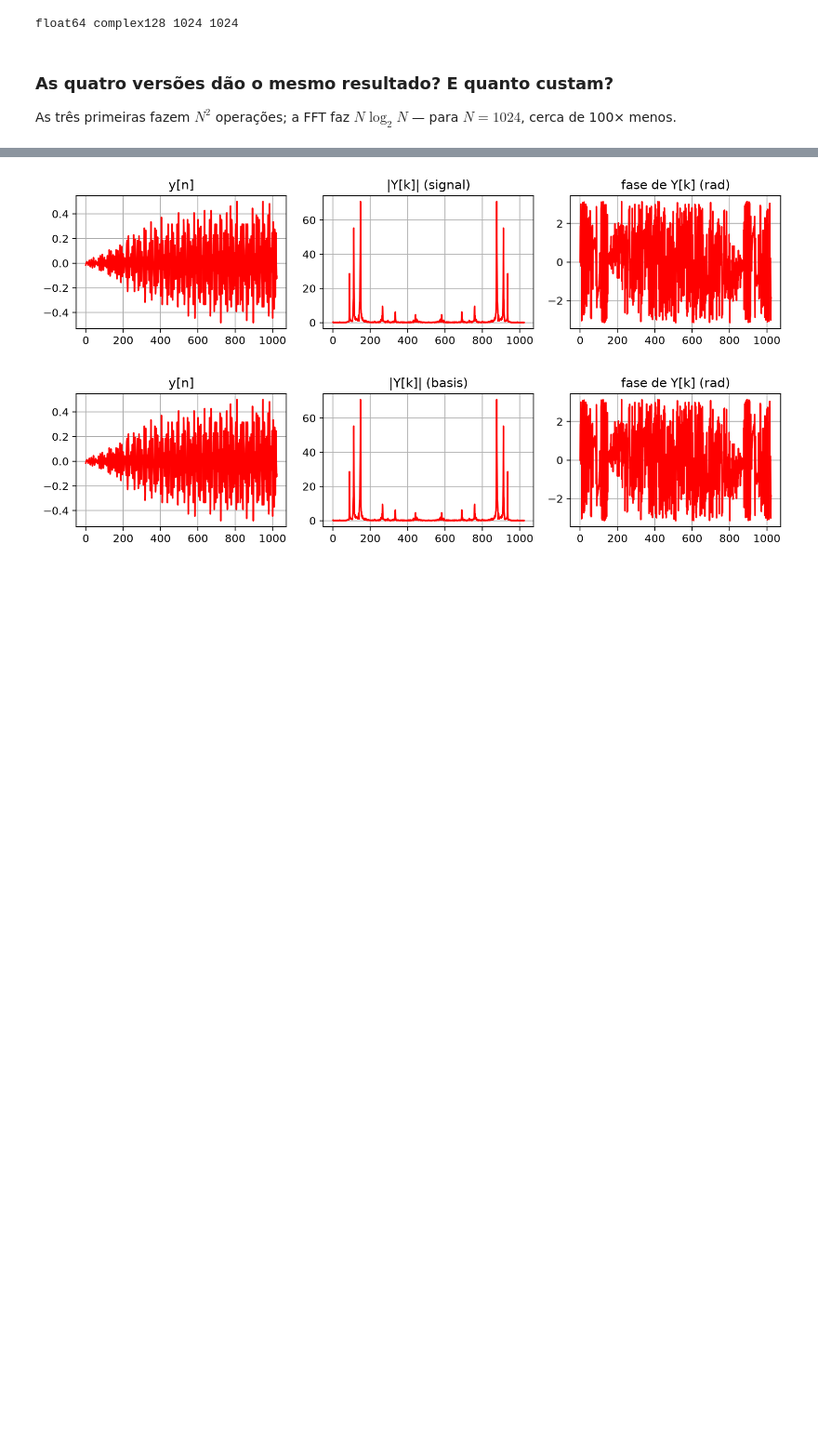
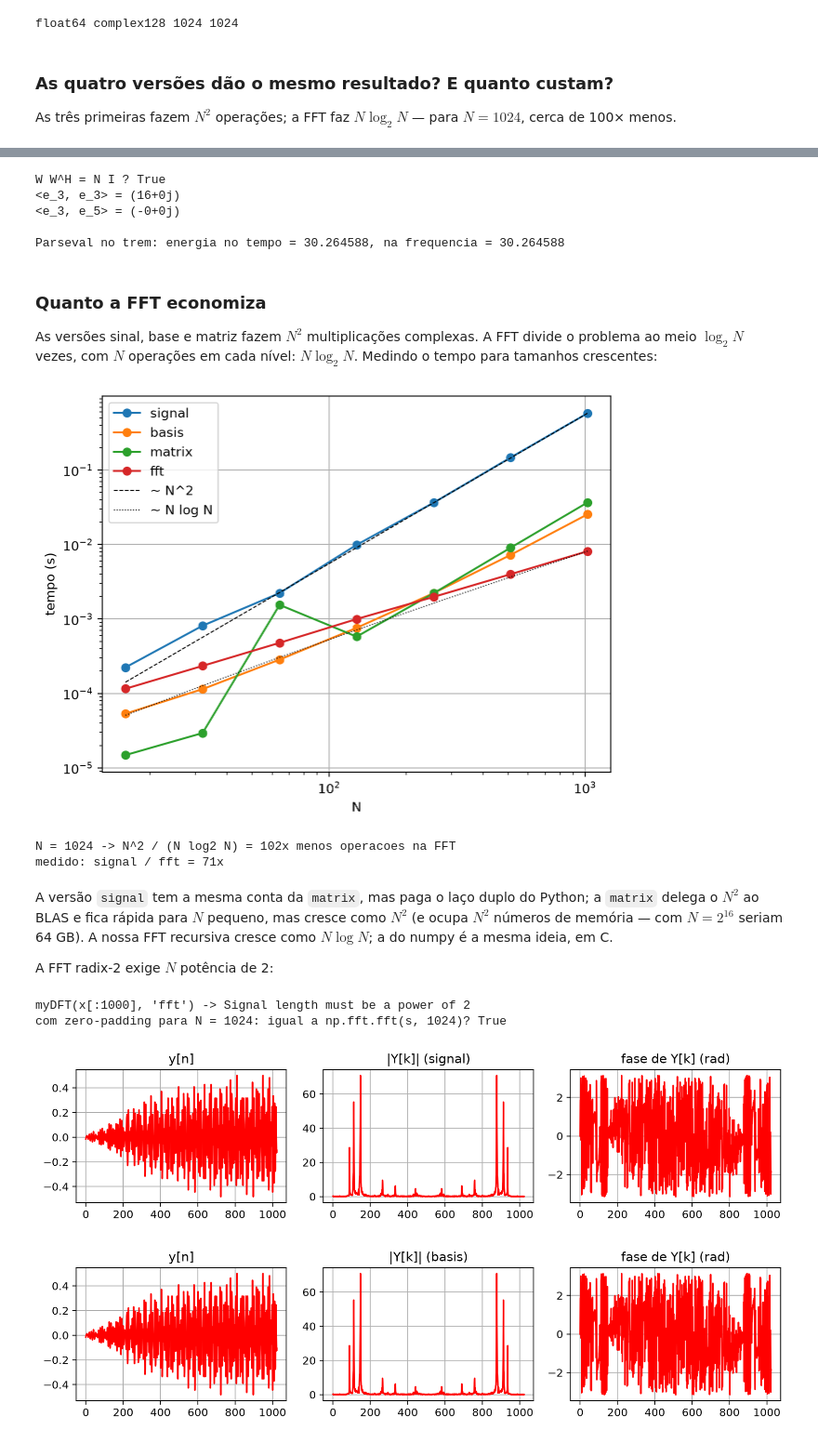
Before and after one commit to sandroxavierdeveloper/2026-2-INF0413-SignalProcessing, a Jupyter notebook: assets/labs/le06_DFT/le06_01_DFT-four-versions.ipynb, the cells around one changed output, grey strips where cells are left out. Shown at 93% size. Saved outputs shown, nothing was run; the diff lists cells and outputs as text; code cells hidden in the pictures; blank space fills up the shorter version.

```diff
--- a/assets/labs/le06_DFT/le06_01_DFT-four-versions.ipynb
+++ b/assets/labs/le06_DFT/le06_01_DFT-four-versions.ipynb
@@ -266,3 +311,76 @@ for version in ['signal', 'basis', 'matrix', 'fft', 'numpy']:
+# %%
+N = 16
+n = np.arange(N)
+W = np.exp(-2j * np.pi * n[:, np.newaxis] * n[np.newaxis, :] / N)
+
+print("W W^H = N I ?", np.allclose(W @ W.conj().T, N * np.eye(N)))
+print("<e_3, e_3> =", np.round(np.vdot(W[3].conj(), W[3].conj()), 10))
+print("<e_3, e_5> =", np.round(np.vdot(W[3].conj(), W[5].conj()), 10))
+
+E_tempo = np.sum(y**2)
+E_freq  = np.sum(COMPLEXmagnitude(Y4)**2) / len(Y4)
+print(f"\nParseval no trem: energia no tempo = {E_tempo:.6f}, na frequencia = {E_freq:.6f}")
+# %% [output]
+W W^H = N I ? True
+<e_3, e_3> = (16+0j)
+<e_3, e_5> = (-0+0j)
+
+Parseval no trem: energia no tempo = 30.264588, na frequencia = 30.264588
+# %% [markdown]
+### Quanto a FFT economiza
+
+As versões sinal, base e matriz fazem $N^2$ multiplicações complexas. A FFT divide o problema ao meio
+$\log_2 N$ vezes, com $N$ operações em cada nível: $N\log_2 N$. Medindo o tempo para tamanhos crescentes:
+# %%
+def tempo(version, s, repeticoes=3):
+    melhor = np.inf
+    for _ in range(repeticoes):
+        t0 = time.perf_counter()
+        myDFT(s, version)
+        melhor = min(melhor, time.perf_counter() - t0)
+    return melhor
+
+Ns = 2 ** np.arange(4, 11) # 16 ... 1024
+versoes = ['signal', 'basis', 'matrix', 'fft']
+tempos = {v: [tempo(v, x[:Nk], 1 if (v == 'signal' and Nk >= 512) else 3) for Nk in Ns] for v in versoes}
+
+fig, ax = plt.subplots()
+for v in versoes:
+    ax.loglog(Ns, tempos[v], 'o-', label=v)
+ax.loglog(Ns, tempos['signal'][-1] * (Ns / Ns[-1])**2, 'k--', linewidth=0.8, label='~ N^2')
+ax.loglog(Ns, tempos['fft'][-1] * (Ns*np.log2(Ns)) / (Ns[-1]*np.log2(Ns[-1])), 'k:', linewidth=0.8, label='~ N log N')
+ax.set_xlabel('N')
+ax.set_ylabel('tempo (s)')
+ax.legend()
+figureFormat(ax, fig, tight=True)
+plt.show()
+
+print(f"N = 1024 -> N^2 / (N log2 N) = {1024**2 / (1024*10):.0f}x menos operacoes na FFT")
+print(f"medido: signal / fft = {tempos['signal'][-1] / tempos['fft'][-1]:.0f}x")
+# %% [output]
+[figure, added]
+N = 1024 -> N^2 / (N log2 N) = 102x menos operacoes na FFT
+medido: signal / fft = 71x
+# %% [markdown]
+A versão `signal` tem a mesma conta da `matrix`, mas paga o laço duplo do Python; a `matrix` delega o $N^2$ ao
+BLAS e fica rápida para $N$ pequeno, mas cresce como $N^2$ (e ocupa $N^2$ números de memória — com $N = 2^{16}$ seriam
+64 GB). A nossa FFT recursiva cresce como $N\log N$; a do numpy é a mesma ideia, em C.
+
+A FFT radix-2 exige $N$ potência de 2:
+# %%
+try:
+    myDFT(x[:1000], 'fft')
+except ValueError as erro:
+    print("myDFT(x[:1000], 'fft') ->", erro)
+
+# Saida usual: completar com zeros (zero-padding) ate a proxima potencia de 2
+s = x[:1000]
+Npad = 2 ** int(np.ceil(np.log2(len(s))))
+S_pad = myDFT(np.append(s, np.zeros(Npad - len(s))), 'fft')
+print(f"com zero-padding para N = {Npad}: igual a np.fft.fft(s, {Npad})? {np.allclose(S_pad, np.fft.fft(s, Npad))}")
+# %% [output]
+myDFT(x[:1000], 'fft') -> Signal length must be a power of 2
+com zero-padding para N = 1024: igual a np.fft.fft(s, 1024)? True
 # %%
 Y1mag = COMPLEXmagnitude(Y1) # Modulo da DFT
 Y1pha = COMPLEXphase(Y1) # Fase da DFT
```
Also changed, not shown: parts of 17 cells of this notebook, 7 other files.
